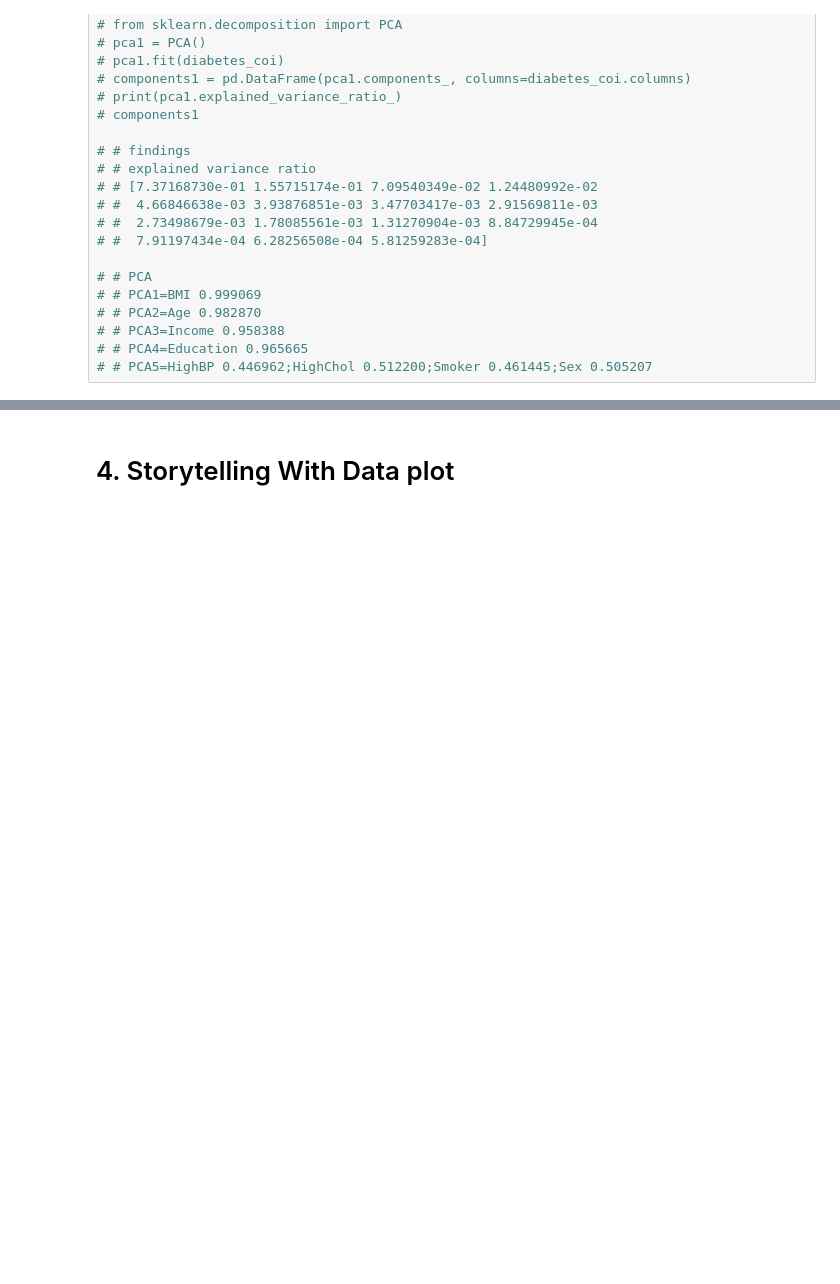
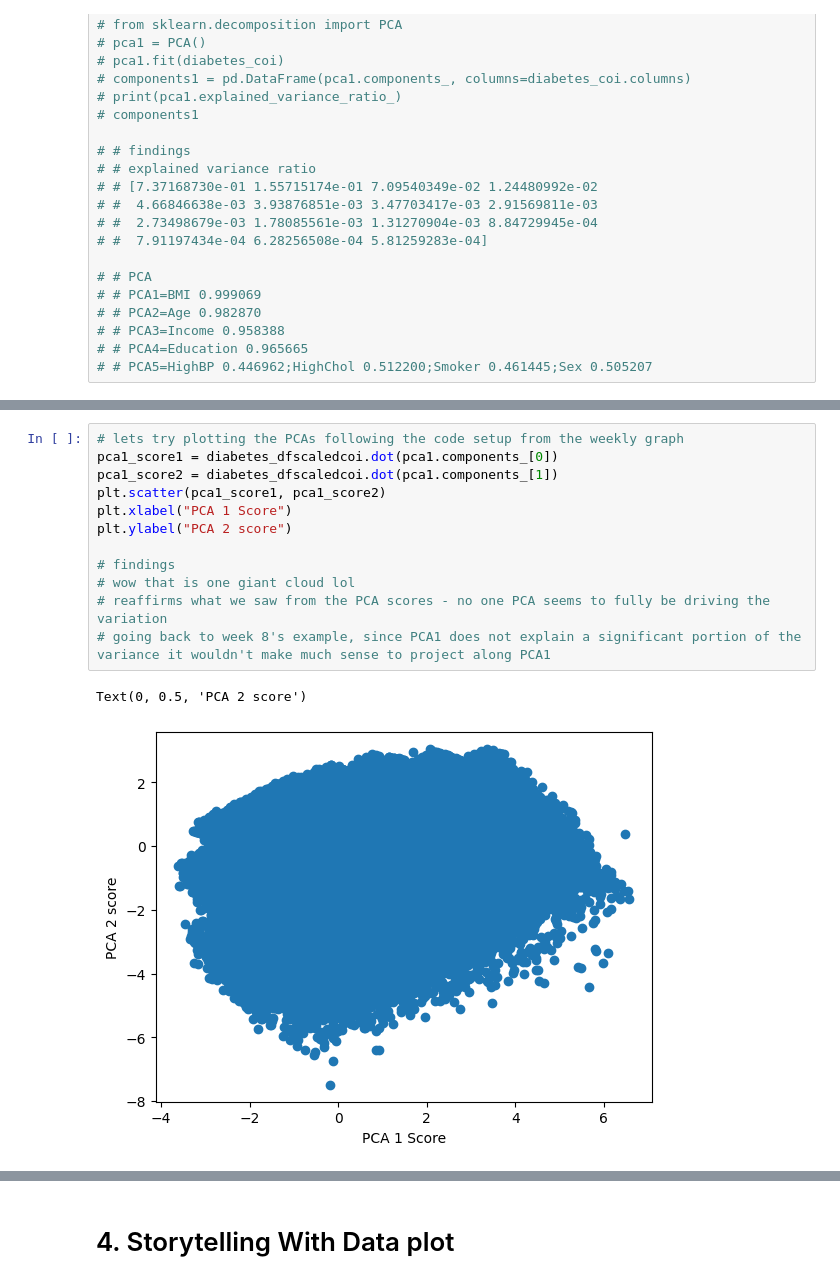
Before and after one commit to beckaa-l/OMDS-ModB2-Week9-Lee-Becka, a Jupyter notebook: Week9.ipynb, the cells around one changed output, grey strips where cells are left out. Drawn from its saved outputs; the diff is of its cells as text; blank space fills up the shorter version.

Commit message:
pca contd and bubble plots

```diff
--- a/Week9.ipynb
+++ b/Week9.ipynb
@@ -391,3 +395,18 @@ components1
 | 12 | 0.142108 | -0.485987 | 0.660423 | -0.053526 | -0.109390 | -0.152500 | 0.034278 | 0.024528 | ... |
 | 13 | -0.008119 | -0.533545 | -0.031357 | 0.020146 | 0.350191 | -0.070616 | 0.058485 | -0.024839 | ... |
 | 14 | 0.075348 | 0.279108 | -0.026551 | -0.040505 | -0.167126 | 0.017204 | 0.033630 | 0.105476 | ... |
+# %%
+# lets try plotting the PCAs following the code setup from the weekly graph
+pca1_score1 = diabetes_dfscaledcoi.dot(pca1.components_[0])
+pca1_score2 = diabetes_dfscaledcoi.dot(pca1.components_[1])
+plt.scatter(pca1_score1, pca1_score2)
+plt.xlabel("PCA 1 Score")
+plt.ylabel("PCA 2 score")
+
+# findings
+# wow that is one giant cloud lol
+# reaffirms what we saw from the PCA scores - no one PCA seems to fully be driving the variation
+# going back to week 8's example, since PCA1 does not explain a significant portion of the variance it wouldn't make much sense to project along PCA1
+# %% [output]
+Text(0, 0.5, 'PCA 2 score')
+[figure, added]
```
Also changed, not shown: parts of 3 cells of this notebook.
